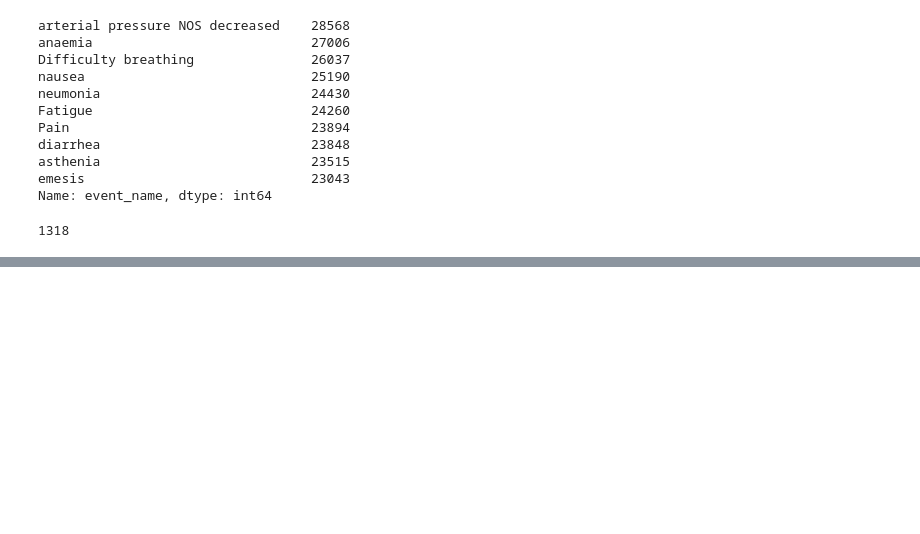
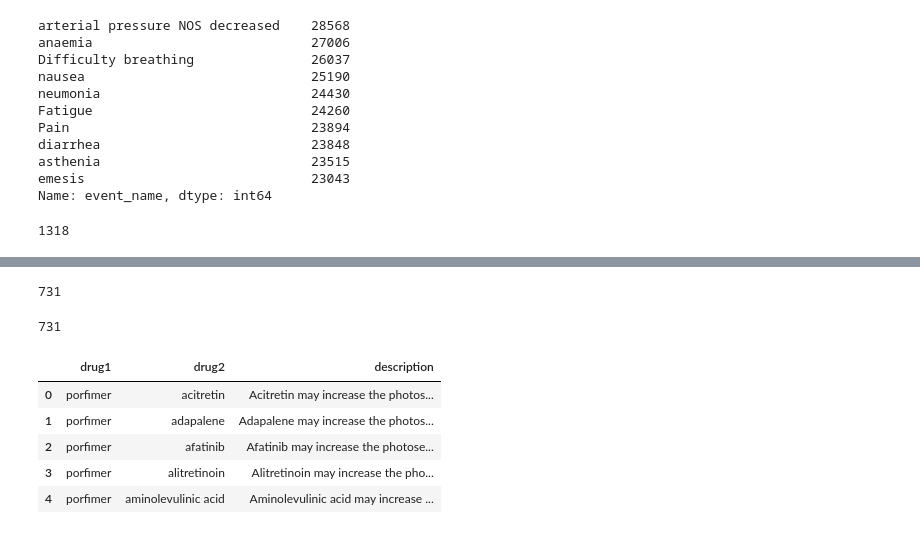
Before and after one commit to quadrantX/Drug_Bank_Interactions, a Jupyter notebook: load_drugbank_interactions.ipynb, the cells around one changed output, grey strips where cells are left out. Cells and saved outputs as stored; diff of their text form; code cells hidden in the pictures; blank space fills up the shorter version.

```diff
--- a/load_drugbank_interactions.ipynb
+++ b/load_drugbank_interactions.ipynb
@@ -251,0 +304,4 @@ len(dct_AE)
+# %%
+len(lst_intersection)
+# %% [output]
+731
@@ -251,0 +324,31 @@ len(dct_AE)
+# %%
+#list(dct_drugs_interactions_AE.values())[:4]
+len([el for el in list(dct_drugs_interactions_AE.values()) if el != None])
+# %% [output]
+731
+# %%
+#Get dict and df of DrugBank interactions
+df_DB = pd.DataFrame(columns=['drug1', 'drug2', 'description'])
+dct_interact={}
+for drug1_dbank in list(interactions.keys()):
+    drug1 = drug1_dbank.lower()
+    dct_drug1_interactions={}
+    for dct_drug2_dbank in interactions[drug1_dbank]['drug-interaction']:
+        if isinstance(dct_drug2_dbank, dict):
+            #print(type(dct_drug2_dbank), dct_drug2_dbank)
+            drug2_dbank = dct_drug2_dbank['name']
+            drug2 = drug2_dbank.lower()
+            description = dct_drug2_dbank['description']
+            dct_drug1_interactions[drug2] = description
+            df_DB = df_DB.append({'drug1': drug1, 'drug2': drug2, 'description': description}, ignore_index=True)
+    #print(drug1, dct_drug1_interactions)
+    dct_interact[drug1] = dct_drug1_interactions
+# %%
+df_DB.head()
+# %% [output]
+|  | drug1 | drug2 | description |
+| 0 | porfimer | acitretin | Acitretin may increase the photos... |
+| 1 | porfimer | adapalene | Adapalene may increase the photos... |
+| 2 | porfimer | afatinib | Afatinib may increase the photose... |
+| 3 | porfimer | alitretinoin | Alitretinoin may increase the pho... |
+| 4 | porfimer | aminolevulinic acid | Aminolevulinic acid may increase ... |
```
Also changed, not shown: parts of 39 cells of this notebook, 1 other file.
